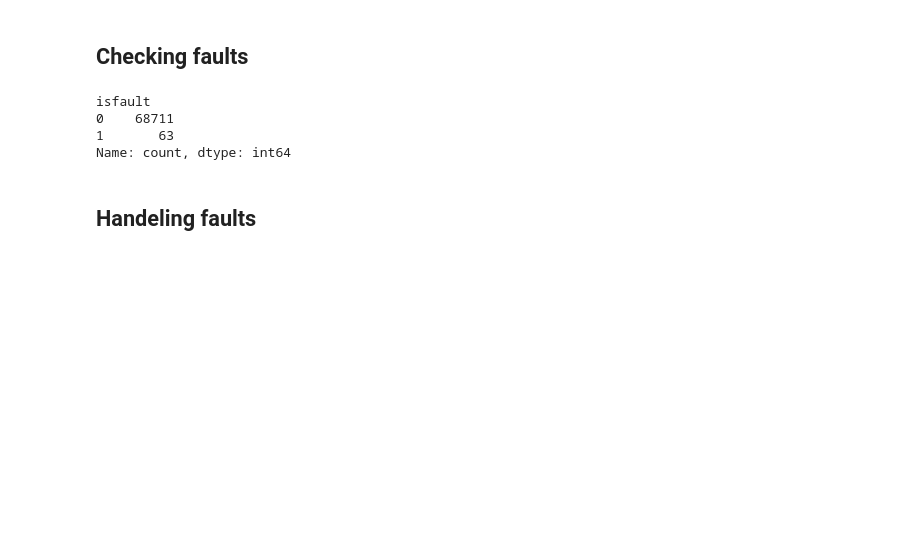
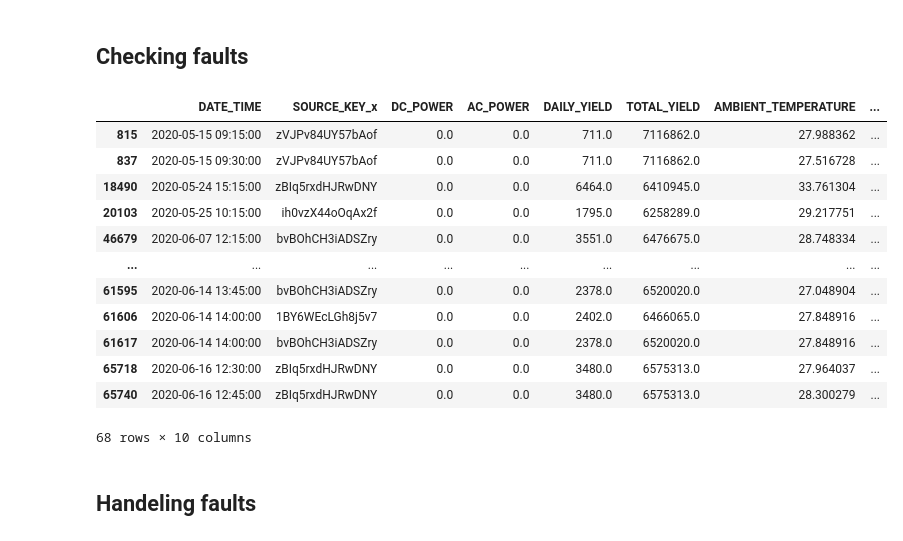
Before and after one commit to BikalpaRegmi/Energy_Data_Project, a Jupyter notebook: Python/Merging&Cleaning.ipynb, the cells around one changed output. Cells and saved outputs as stored; diff of their text form; code cells hidden in the pictures; blank space fills up the shorter version.

```diff
--- a/Python/Merging&Cleaning.ipynb
+++ b/Python/Merging&Cleaning.ipynb
@@ -153,13 +153,23 @@ Name: IRRADIATION, dtype: float64
 # %% [markdown]
 ## Checking faults
 # %%
-data["isfault"] = ((data["IRRADIATION"]>0.1) & (data["DC_POWER"]<10)).astype(int) ;
+data["isfault"] = ((data["IRRADIATION"]>0.23) & (data["DC_POWER"]<1000)).astype(int) ;
 data['isfault'].value_counts()
+data[(data["isfault"]==1)]
 # %% [output]
+|  | DATE_TIME | SOURCE_KEY_x | DC_POWER | AC_POWER | DAILY_YIELD | TOTAL_YIELD | AMBIENT_TEMPERATURE | ... |
+| 815 | 2020-05-15 09:15:00 | zVJPv84UY57bAof | 0.0 | 0.0 | 711.0 | 7116862.0 | 27.988362 | ... |
+| 837 | 2020-05-15 09:30:00 | zVJPv84UY57bAof | 0.0 | 0.0 | 711.0 | 7116862.0 | 27.516728 | ... |
+| 18490 | 2020-05-24 15:15:00 | zBIq5rxdHJRwDNY | 0.0 | 0.0 | 6464.0 | 6410945.0 | 33.761304 | ... |
+| 20103 | 2020-05-25 10:15:00 | ih0vzX44oOqAx2f | 0.0 | 0.0 | 1795.0 | 6258289.0 | 29.217751 | ... |
+| 46679 | 2020-06-07 12:15:00 | bvBOhCH3iADSZry | 0.0 | 0.0 | 3551.0 | 6476675.0 | 28.748334 | ... |
+| ... | ... | ... | ... | ... | ... | ... | ... | ... |
+| 61595 | 2020-06-14 13:45:00 | bvBOhCH3iADSZry | 0.0 | 0.0 | 2378.0 | 6520020.0 | 27.048904 | ... |
+| 61606 | 2020-06-14 14:00:00 | 1BY6WEcLGh8j5v7 | 0.0 | 0.0 | 2402.0 | 6466065.0 | 27.848916 | ... |
+| 61617 | 2020-06-14 14:00:00 | bvBOhCH3iADSZry | 0.0 | 0.0 | 2378.0 | 6520020.0 | 27.848916 | ... |
+| 65718 | 2020-06-16 12:30:00 | zBIq5rxdHJRwDNY | 0.0 | 0.0 | 3480.0 | 6575313.0 | 27.964037 | ... |
+| 65740 | 2020-06-16 12:45:00 | zBIq5rxdHJRwDNY | 0.0 | 0.0 | 3480.0 | 6575313.0 | 28.300279 | ... |
-isfault
-0    68711
-1       63
-Name: count, dtype: int64
+68 rows × 10 columns
 # %% [markdown]
 ## Handeling faults
 # %%
```
Also changed, not shown: parts of 3 cells of this notebook, 5 other files.
